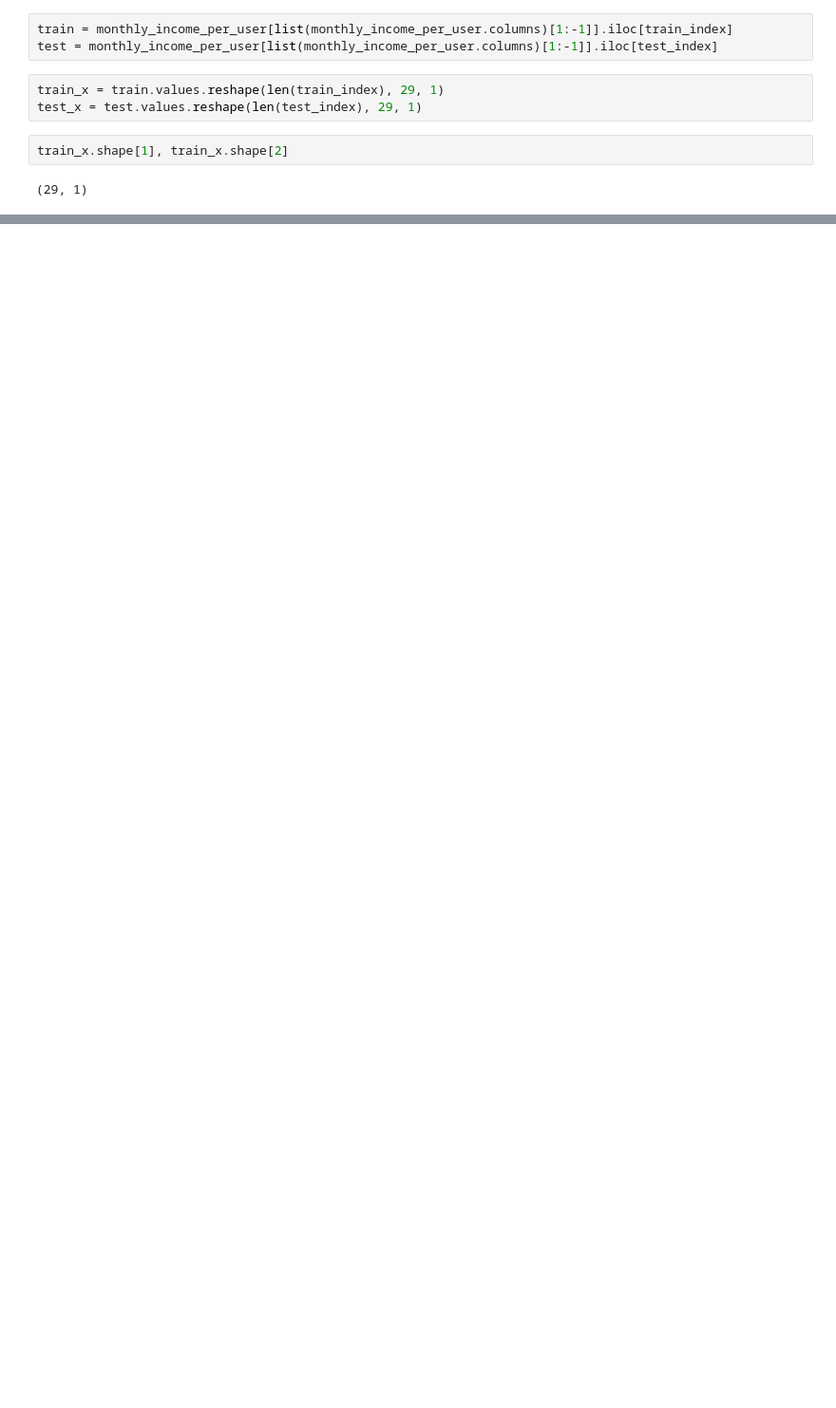
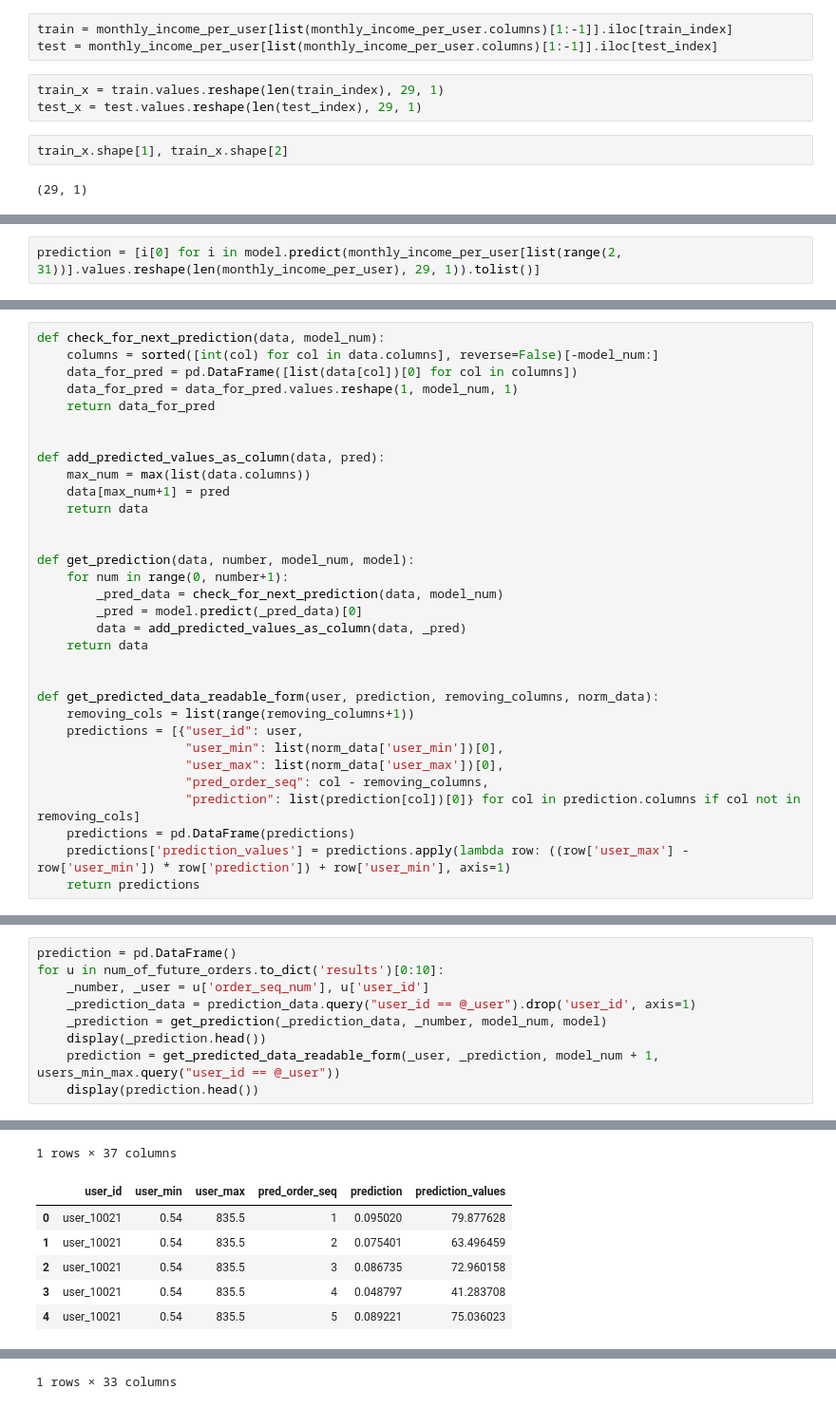
Before and after one commit to caglanakpinar/clv_prediction, a Jupyter notebook: customer_next_transaction_value_1d_cnn_time_series_implementation.ipynb, the cells around one changed output, grey strips where cells are left out. Shown at 95% size. Drawn from its saved outputs; the diff is of its cells as text; blank space fills up the shorter version.

```diff
--- a/customer_next_transaction_value_1d_cnn_time_series_implementation.ipynb
+++ b/customer_next_transaction_value_1d_cnn_time_series_implementation.ipynb
@@ -473,0 +342,2 @@ prediction_df.to_csv("monetary_value_for_clv_calculation.csv")
+# %%
+prediction = [i[0] for i in model.predict(monthly_income_per_user[list(range(2, 31))].values.reshape(len(monthly_income_per_user), 29, 1)).tolist()]
@@ -473,0 +426,32 @@ prediction_df.to_csv("monetary_value_for_clv_calculation.csv")
+# %%
+def check_for_next_prediction(data, model_num):
+    columns = sorted([int(col) for col in data.columns], reverse=False)[-model_num:]
+    data_for_pred = pd.DataFrame([list(data[col])[0] for col in columns])
+    data_for_pred = data_for_pred.values.reshape(1, model_num, 1)
+    return data_for_pred
+
+
+def add_predicted_values_as_column(data, pred):
+    max_num = max(list(data.columns))
+    data[max_num+1] = pred
+    return data
+
+
+def get_prediction(data, number, model_num, model):
+    for num in range(0, number+1):
+        _pred_data = check_for_next_prediction(data, model_num)
+        _pred = model.predict(_pred_data)[0]
+        data = add_predicted_values_as_column(data, _pred)
+    return data
+
+
+def get_predicted_data_readable_form(user, prediction, removing_columns, norm_data):
+    removing_cols = list(range(removing_columns+1))
+    predictions = [{"user_id": user,
+                    "user_min": list(norm_data['user_min'])[0],
+                    "user_max": list(norm_data['user_max'])[0],
+                    "pred_order_seq": col - removing_columns,
+                    "prediction": list(prediction[col])[0]} for col in prediction.columns if col not in removing_cols]
+    predictions = pd.DataFrame(predictions)
+    predictions['prediction_values'] = predictions.apply(lambda row: ((row['user_max'] - row['user_min']) * row['prediction']) + row['user_min'], axis=1)
+    return predictions
@@ -473,0 +461,10 @@ prediction_df.to_csv("monetary_value_for_clv_calculation.csv")
+# %%
+prediction = pd.DataFrame()
+for u in num_of_future_orders.to_dict('results')[0:10]:
+    _number, _user = u['order_seq_num'], u['user_id']
+    _prediction_data = prediction_data.query("user_id == @_user").drop('user_id', axis=1)
+    _prediction = get_prediction(_prediction_data, _number, model_num, model)
+    display(_prediction.head())
+    prediction = get_predicted_data_readable_form(_user, _prediction, model_num + 1, users_min_max.query("user_id == @_user"))
+    display(prediction.head())
+# %% [output]
@@ -473,0 +481,7 @@ prediction_df.to_csv("monetary_value_for_clv_calculation.csv")
+1 rows × 37 columns
+|  | user_id | user_min | user_max | pred_order_seq | prediction | prediction_values |
+| 0 | user_10021 | 0.54 | 835.5 | 1 | 0.095020 | 79.877628 |
+| 1 | user_10021 | 0.54 | 835.5 | 2 | 0.075401 | 63.496459 |
+| 2 | user_10021 | 0.54 | 835.5 | 3 | 0.086735 | 72.960158 |
+| 3 | user_10021 | 0.54 | 835.5 | 4 | 0.048797 | 41.283708 |
+| 4 | user_10021 | 0.54 | 835.5 | 5 | 0.089221 | 75.036023 |
@@ -473,0 +490 @@ prediction_df.to_csv("monetary_value_for_clv_calculation.csv")
+1 rows × 33 columns
```
Also changed, not shown: parts of 60 cells of this notebook, 4 other files.
